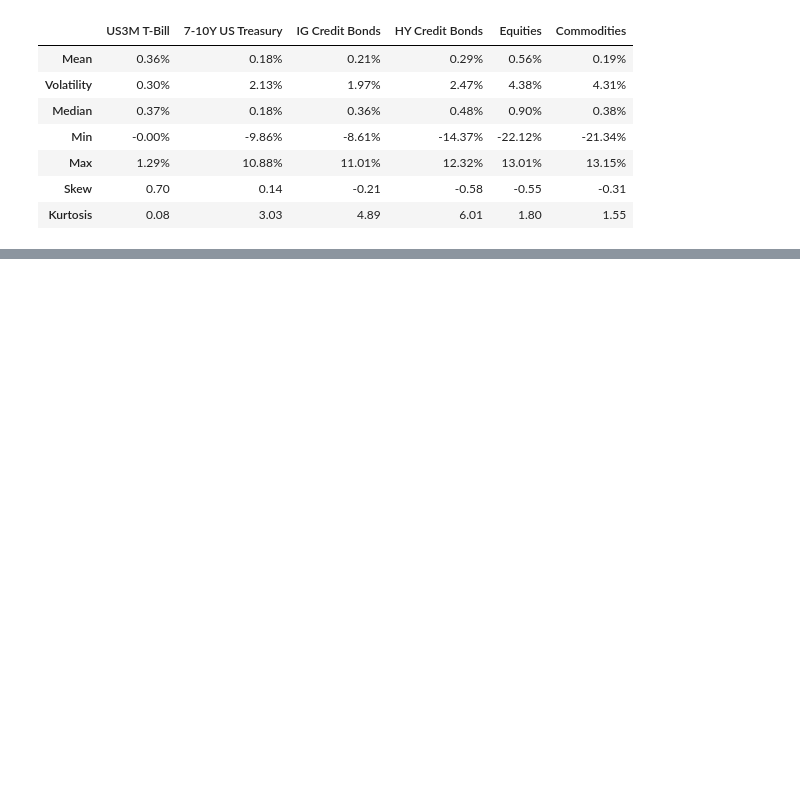
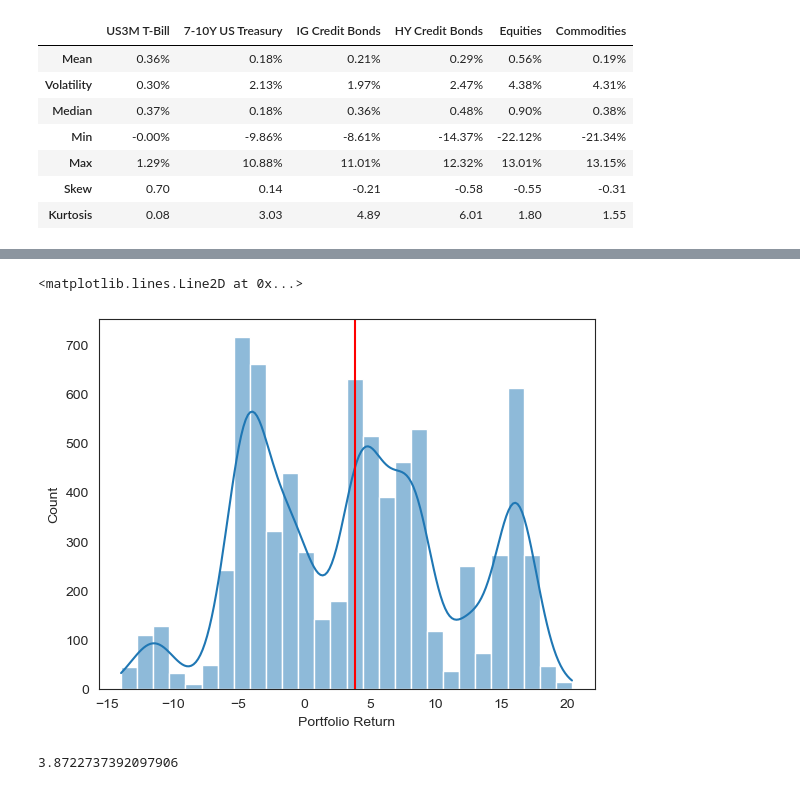
Before and after one commit to TylerWang1996/asset_simulations, a Jupyter notebook: notebooks/simulation analysis.ipynb, the cells around one changed output, grey strips where cells are left out. Drawn from its saved outputs; the diff is of its cells as text; code cells hidden in the pictures; blank space fills up the shorter version.

```diff
--- a/notebooks/simulation analysis.ipynb
+++ b/notebooks/simulation analysis.ipynb
@@ -112,0 +113,15 @@ hist_sim['Portfolio Return'].mean() / hist_sim['Portfolio Return'].std()
+# %%
+hist_sim = full_hist_sim.copy()
+hist_sim = hist_sim[hist_sim['Date'] < '2000-01-01']
+hist_sim = hist_sim.set_index('Date')
+hist_sim = hist_sim * 100
+
+res = sns.histplot(hist_sim['Portfolio Return'], kde=True)
+plt.axvline(x=hist_sim['Portfolio Return'].mean(),color='red')
+# %% [output]
+<matplotlib.lines.Line2D at 0x...>
+[figure, added]
+# %%
+hist_sim['Portfolio Return'].mean()
+# %% [output]
+3.8722737392097906
```
Also changed, not shown: parts of 10 cells of this notebook.
